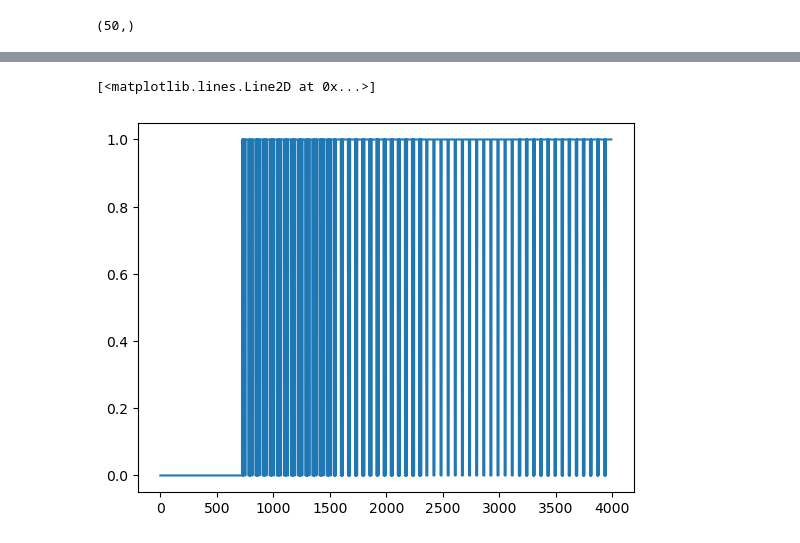
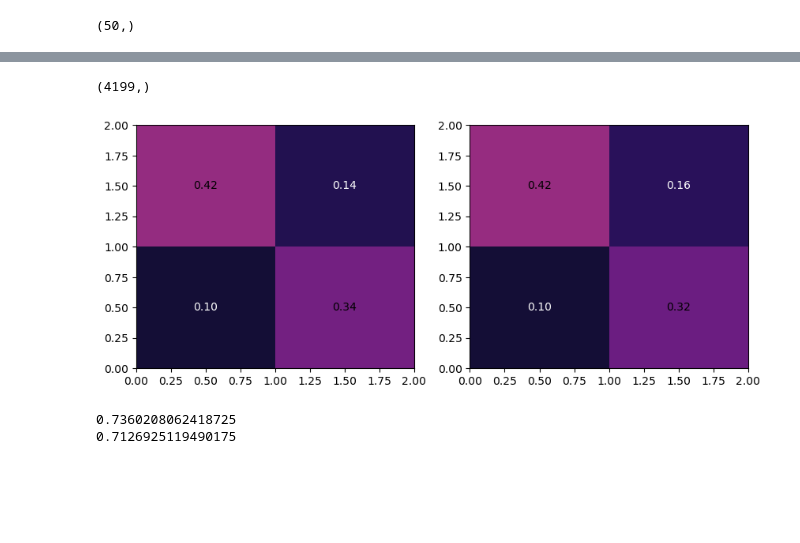
Before and after one commit to emily-gordy/predictability-emergence, a Jupyter notebook: sandpit.ipynb, the cells around one changed output, grey strips where cells are left out. Drawn from its saved outputs; the diff is of its cells as text; code cells hidden in the pictures; blank space fills up the shorter version.

```diff
--- a/sandpit.ipynb
+++ b/sandpit.ipynb
@@ -185,5 +244,57 @@ NameError: name 'allnull' is not defined
-# %%
-plt.plot(allnull)
-# %% [output]
-[<matplotlib.lines.Line2D at 0x...>]
-[figure, removed]
+# %%
+allpred[0][:,1].shape
+# %% [output]
+(4199,)
+# %%
+confusion_mat = np.empty((2,2))
+confusion_mat_gmt = np.empty((2,2))
+
+for i in range(2):
+    for j in range(2):
+
+        confusion_mat[i,j] = np.mean(1*((predvalclass==i) & (outputvalclass==j)))
+        confusion_mat_gmt[i,j] = np.mean(1*((nullval==i) & (outputvalclass==j)))
+# %%
+plt.figure(figsize=(10,4))
+
+plt.subplot(1,2,1)
+im1 = plt.pcolormesh(np.flipud(confusion_mat),vmin=0,vmax=1,cmap='magma')
+nrows, ncols = confusion_mat.shape
+for i in range(nrows):
+    for j in range(ncols):
+        val = confusion_mat[i, j]
+        if abs(val - round(val)) < 1e-8:
+            s = str(int(round(val)))
+        else:
+            s = "{:.2f}".format(val)
+        x = j + 0.5
+        y = nrows - i - 0.5
+        text_color = 'white' if val < (confusion_mat.max() / 2.0) else 'black'
+        plt.text(x, y, s, ha='center', va='center', color=text_color)
+
+
+plt.subplot(1,2,2)
+plt.pcolormesh(np.flipud(confusion_mat_gmt),vmin=0,vmax=1,cmap='magma')
+nrows2, ncols2 = confusion_mat_gmt.shape
+for i in range(nrows2):
+    for j in range(ncols2):
+        val = confusion_mat_gmt[i, j]
+        if abs(val - round(val)) < 1e-8:
+            s = str(int(round(val)))
+        else:
+            s = "{:.2f}".format(val)
+        x = j + 0.5
+        y = nrows2 - i - 0.5
+        text_color = 'white' if val < (confusion_mat_gmt.max() / 2.0) else 'black'
+        plt.text(x, y, s, ha='center', va='center', color=text_color)
+# %% [output]
+[figure, added]
+# %%
+f1score = 2*confusion_mat[1,1]/(2*confusion_mat[1,1] + confusion_mat[1,0] + confusion_mat[0,1])
+print(f1score)
+
+f1score_gmt = 2*confusion_mat_gmt[1,1]/(2*confusion_mat_gmt[1,1] + confusion_mat_gmt[1,0] + confusion_mat_gmt[0,1])
+print(f1score_gmt)
+# %% [output]
+0.7360208062418725
+0.7126925119490175
```
Also changed, not shown: parts of 12 cells of this notebook, 4 other files.
